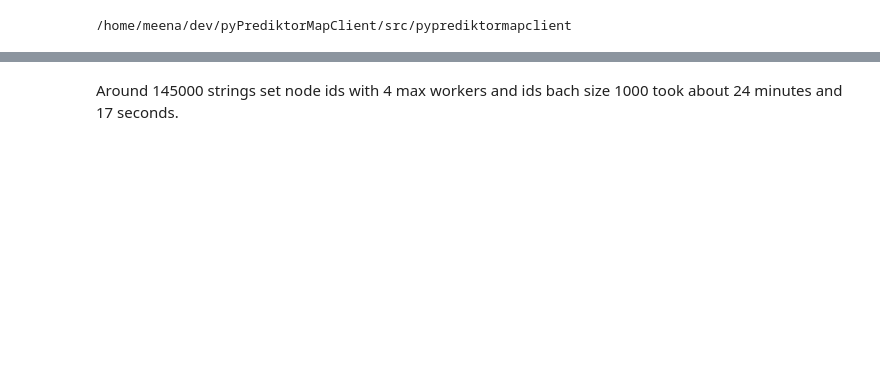
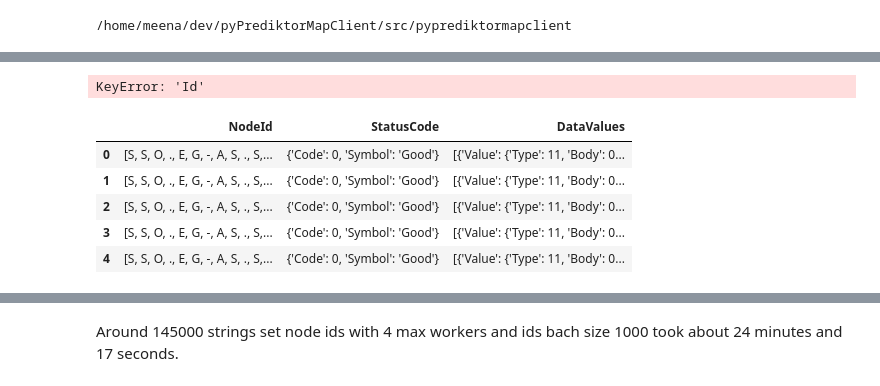
Before and after one commit to PrediktorAS/pyPrediktorMapClient, a Jupyter notebook: notebooks/test_functions.ipynb, the cells around one changed output, grey strips where cells are left out. Cells and saved outputs as stored; diff of their text form; code cells hidden in the pictures; blank space fills up the shorter version.

```diff
--- a/notebooks/test_functions.ipynb
+++ b/notebooks/test_functions.ipynb
@@ -76,7 +169,7 @@ import asyncio
 # %%
 chunk_size = 100000
 batch_size = 500
-read_value_ids = [opc.create_readvalueids_dict(x,agg_name) for x in vars_node_ids]
+read_value_ids = [opc.create_readvalueids_dict(x,agg_name) for x in vars_node_ids1]
 # Lenght of time series
 n_datapoints = (pd.to_datetime(end_time) - pd.to_datetime(start_time)).total_seconds()*1000/pro_interval
 # Number of required splits
@@ -106,3 +199,10 @@ for x in body_elements:
     body_list.append(body)
 #
 endpoint = 'values/historicalaggregated'
+# %%
+body_chunks_list = list(opc.chunk_ids(body_list[:1], 2))
+# Request chunkwise data
+timeout= 1000000000000000000000000000000
+session = ClientSession()
+results = await opc.http_get_with_aiohttp(session, endpoint,body_chunks_list[0][0],timeout)
+await session.close()
@@ -108,0 +212,19 @@ endpoint = 'values/historicalaggregated'
+# %%
+def filter_read_results(x):
+    y = {}
+    y['NodeId'] = x['NodeId']['Id']
+    xvalues = x['DataValues']
+    for v in xvalues:
+        v['Value'] = v['Value']['Body']
+    y['DataValues'] = xvalues
+    return y
+
+def filter_json_response(response_json):
+    response_json.pop("ServerNamespaces", None)
+    response_json.pop("Success", None)
+    response_json['HistoryReadResults'] = [self.filter_read_results(x) for x in response_json['HistoryReadResults']]
+    return response_json
+# %%
+results.pop("ServerNamespaces", None)
+results.pop("Success", None)
+results['HistoryReadResults'] = [filter_read_results(x) for x in results['HistoryReadResults']]
@@ -108,0 +289,14 @@ endpoint = 'values/historicalaggregated'
+# %%
+for r in results['HistoryReadResults']:
+    r['NodeId'] = [x for x in r['Id']]
+# %% [output]
+KeyError: 'Id'
+# %%
+pd.DataFrame(results['HistoryReadResults'])
+# %% [output]
+|  | NodeId | StatusCode | DataValues |
+| 0 | [S, S, O, ., E, G, -, A, S, ., S,... | {'Code': 0, 'Symbol': 'Good'} | [{'Value': {'Type': 11, 'Body': 0... |
+| 1 | [S, S, O, ., E, G, -, A, S, ., S,... | {'Code': 0, 'Symbol': 'Good'} | [{'Value': {'Type': 11, 'Body': 0... |
+| 2 | [S, S, O, ., E, G, -, A, S, ., S,... | {'Code': 0, 'Symbol': 'Good'} | [{'Value': {'Type': 11, 'Body': 0... |
+| 3 | [S, S, O, ., E, G, -, A, S, ., S,... | {'Code': 0, 'Symbol': 'Good'} | [{'Value': {'Type': 11, 'Body': 0... |
+| 4 | [S, S, O, ., E, G, -, A, S, ., S,... | {'Code': 0, 'Symbol': 'Good'} | [{'Value': {'Type': 11, 'Body': 0... |
```
Also changed, not shown: parts of 120 cells of this notebook, 7 other files.
